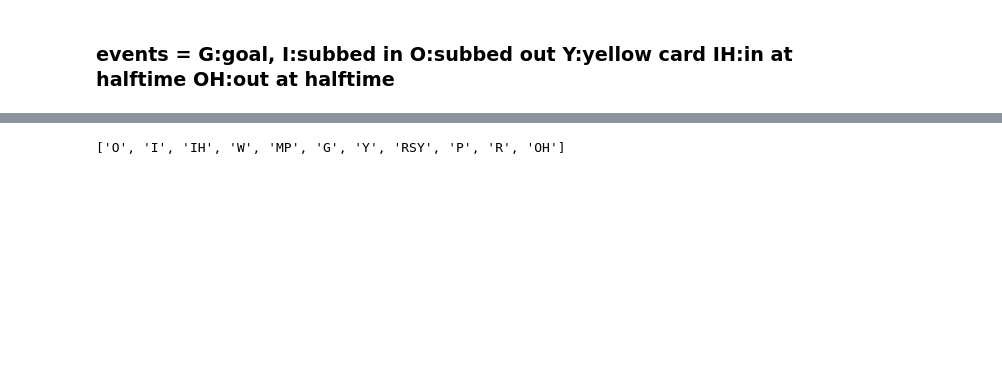
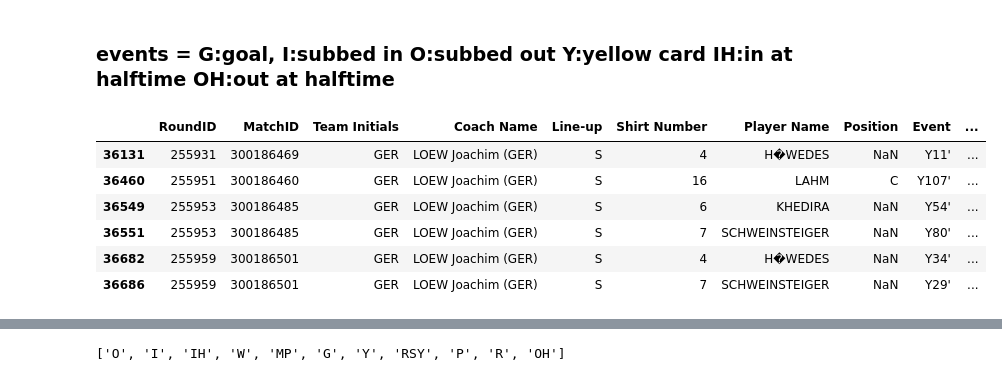
Before and after one commit to CaptainHippie/World-Cup-Analysis, a Jupyter notebook: fifa-wc.ipynb, the cells around one changed output, grey strips where cells are left out. Drawn from its saved outputs; the diff is of its cells as text; code cells hidden in the pictures; blank space fills up the shorter version.

```diff
--- a/fifa-wc.ipynb
+++ b/fifa-wc.ipynb
@@ -759,3 +738,6 @@ minute_cols = ['0-15', '16-30', '31-45', '46-60', '61-75', '76-90', 'ET']
+# %%
+df_players_germany = df_players[df_players['Team Initials'] == 'GER'].copy()
+df_players_germany_2014 = df_players_germany[df_players_germany['Match Year'] == 2014].copy()
 # %%
 minutes_data = []
 
@@ -871,3 +801,13 @@ for evt in test['Event']:
+# %%
+df_players_germany_2014[df_players_germany_2014['Event'].str.count('Y')>0]
+# %% [output]
+|  | RoundID | MatchID | Team Initials | Coach Name | Line-up | Shirt Number | Player Name | Position | Event | ... |
+| 36131 | 255931 | 300186469 | GER | LOEW Joachim (GER) | S | 4 | H�WEDES | NaN | Y11' | ... |
+| 36460 | 255951 | 300186460 | GER | LOEW Joachim (GER) | S | 16 | LAHM | C | Y107' | ... |
+| 36549 | 255953 | 300186485 | GER | LOEW Joachim (GER) | S | 6 | KHEDIRA | NaN | Y54' | ... |
+| 36551 | 255953 | 300186485 | GER | LOEW Joachim (GER) | S | 7 | SCHWEINSTEIGER | NaN | Y80' | ... |
+| 36682 | 255959 | 300186501 | GER | LOEW Joachim (GER) | S | 4 | H�WEDES | NaN | Y34' | ... |
+| 36686 | 255959 | 300186501 | GER | LOEW Joachim (GER) | S | 7 | SCHWEINSTEIGER | NaN | Y29' | ... |
 # %%
 gs_min
 # %% [output]
```
Also changed, not shown: parts of 27 cells of this notebook, 2 other files.
